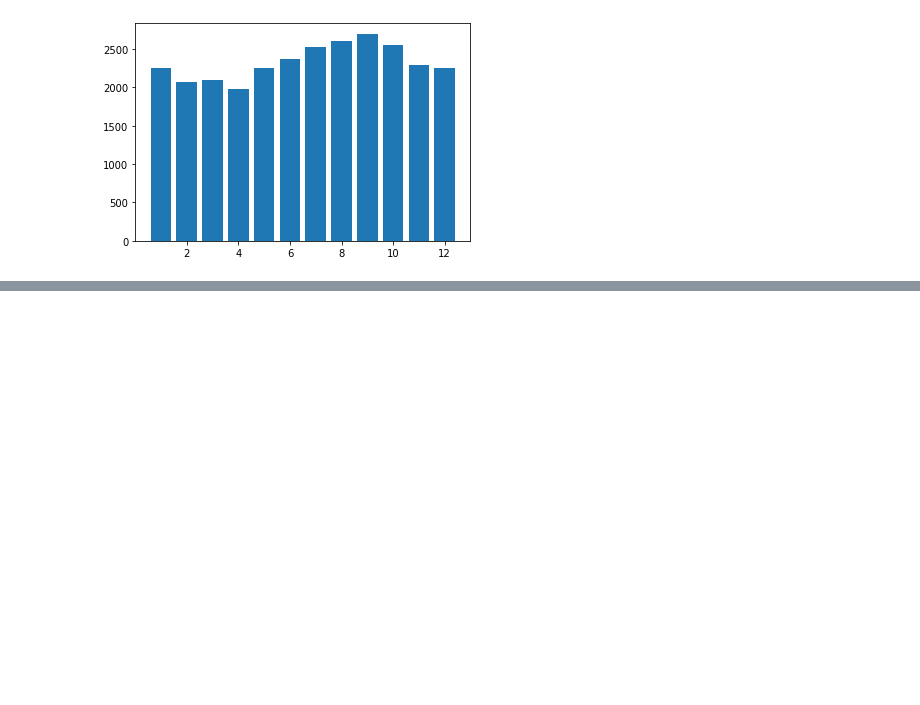
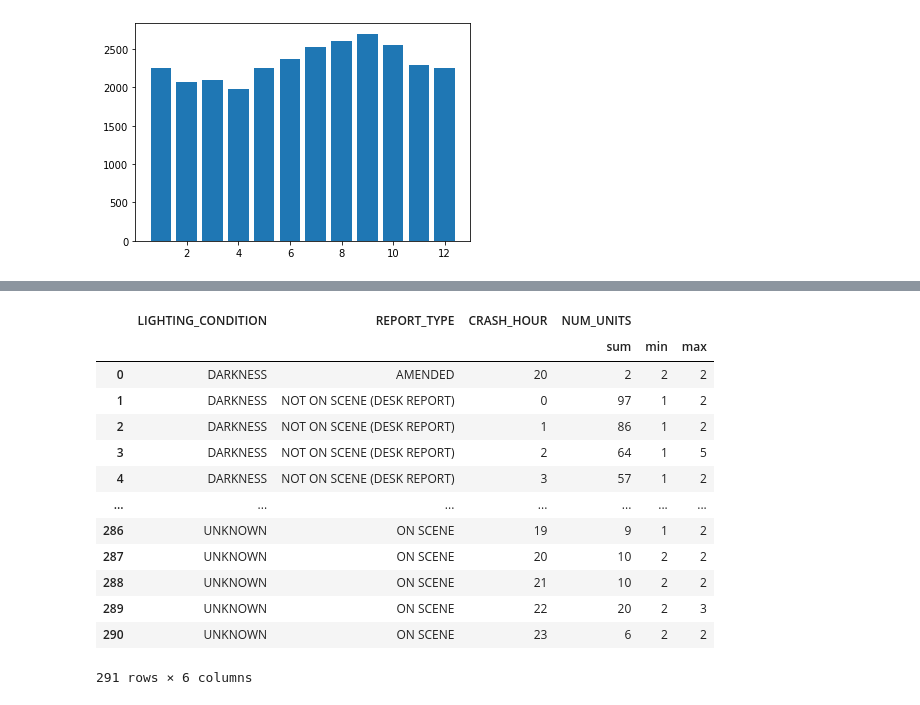
Before and after one commit to SergioMosquera/traffic_crashes_data, a Jupyter notebook: Traffic.ipynb, the cells around one changed output, grey strips where cells are left out. Drawn from its saved outputs; the diff is of its cells as text; code cells hidden in the pictures; blank space fills up the shorter version.

```diff
--- a/Traffic.ipynb
+++ b/Traffic.ipynb
@@ -94,0 +123,19 @@ plt.bar(month_frec.index,month_frec['Frecuencia'])
+# %%
+report_2=df_chicago.groupby(['LIGHTING_CONDITION','REPORT_TYPE','CRASH_HOUR']).agg({'NUM_UNITS':['sum','min','max']})
+report_2= report_2.reset_index()
+report_2
+# %% [output]
+|  | LIGHTING_CONDITION | REPORT_TYPE | CRASH_HOUR | NUM_UNITS |  |  |
+|  |  |  |  | sum | min | max |
+| 0 | DARKNESS | AMENDED | 20 | 2 | 2 | 2 |
+| 1 | DARKNESS | NOT ON SCENE (DESK REPORT) | 0 | 97 | 1 | 2 |
+| 2 | DARKNESS | NOT ON SCENE (DESK REPORT) | 1 | 86 | 1 | 2 |
+| 3 | DARKNESS | NOT ON SCENE (DESK REPORT) | 2 | 64 | 1 | 5 |
+| 4 | DARKNESS | NOT ON SCENE (DESK REPORT) | 3 | 57 | 1 | 2 |
+| ... | ... | ... | ... | ... | ... | ... |
+| 286 | UNKNOWN | ON SCENE | 19 | 9 | 1 | 2 |
+| 287 | UNKNOWN | ON SCENE | 20 | 10 | 2 | 2 |
+| 288 | UNKNOWN | ON SCENE | 21 | 10 | 2 | 2 |
+| 289 | UNKNOWN | ON SCENE | 22 | 20 | 2 | 3 |
+| 290 | UNKNOWN | ON SCENE | 23 | 6 | 2 | 2 |
+291 rows × 6 columns
```
Also changed, not shown: parts of 3 cells of this notebook.
